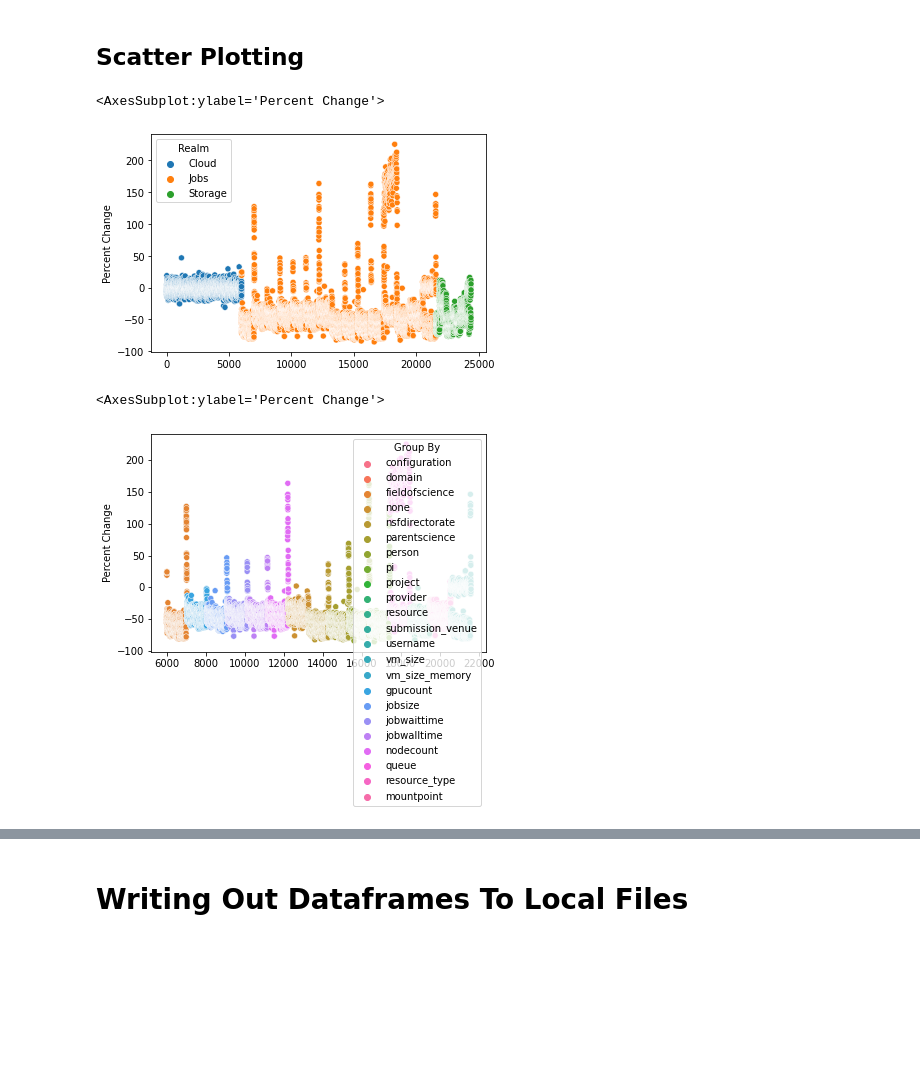
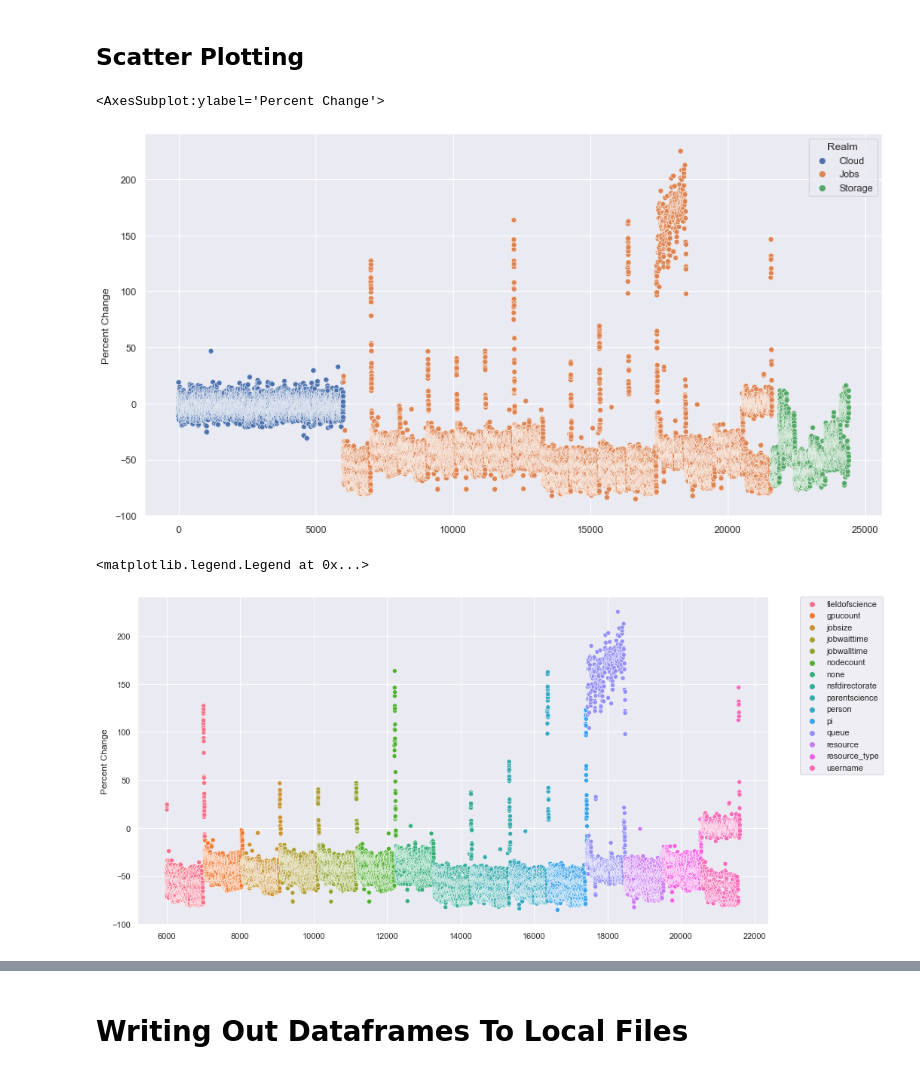
Before and after one commit to jmorerice/xdmod-db-engine-reasearch-analysis, a Jupyter notebook: Data Analysis.ipynb, the cells around one changed output, grey strips where cells are left out. Cells and saved outputs as stored; diff of their text form; code cells hidden in the pictures; blank space fills up the shorter version.

Commit message:
found sources of positive percent change

```diff
--- a/Data Analysis.ipynb
+++ b/Data Analysis.ipynb
@@ -6,6 +6,7 @@ import matplotlib.pyplot as plt
 import numpy as np
 import seaborn as sns
 
+sns.set(rc = {'figure.figsize':(15,8)})
 df = pd.read_csv('regression_timings master list.csv')
 df
 # %% [output]
@@ -82,7 +83,7 @@ df
 ## Calculating Percentages Into A New Dataframe
 # %%
 percent_change = (100 * (df['InnoDB Total Time'] - df['MyISAM Total Time']) / df['MyISAM Total Time'].abs())
-df.insert(10, 'Percent Change', percent_changed)
+df.insert(10, 'Percent Change', percent_change)
 df
 # %% [output]
 |  | Test Name | Realm | Group By | Statistic | Data Set Type | Aggregation Unit | MyISAM Total Time | ... |
@@ -104,10 +105,11 @@ df
 sns.scatterplot(x=df.index, y=df['Percent Change'], hue=df['Realm'])
 # %% [output]
 <AxesSubplot:ylabel='Percent Change'>
-[figure, old version]
+[figure, new version]
 # %%
 jobs_df = df.loc[df['Realm'] == 'Jobs']
-sns.scatterplot(x=df.index, y=jobs_df['Percent Change'], hue=df['Group By'])
+sns.scatterplot(x=jobs_df.index, y=jobs_df['Percent Change'], hue=jobs_df['Group By'])
+plt.legend(bbox_to_anchor=(1.05, 1), loc='upper left', borderaxespad=0)
 # %% [output]
-<AxesSubplot:ylabel='Percent Change'>
+<matplotlib.legend.Legend at 0x...>
-[figure, old version]
+[figure, new version]
```
Also changed, not shown: parts of 29 cells of this notebook.
